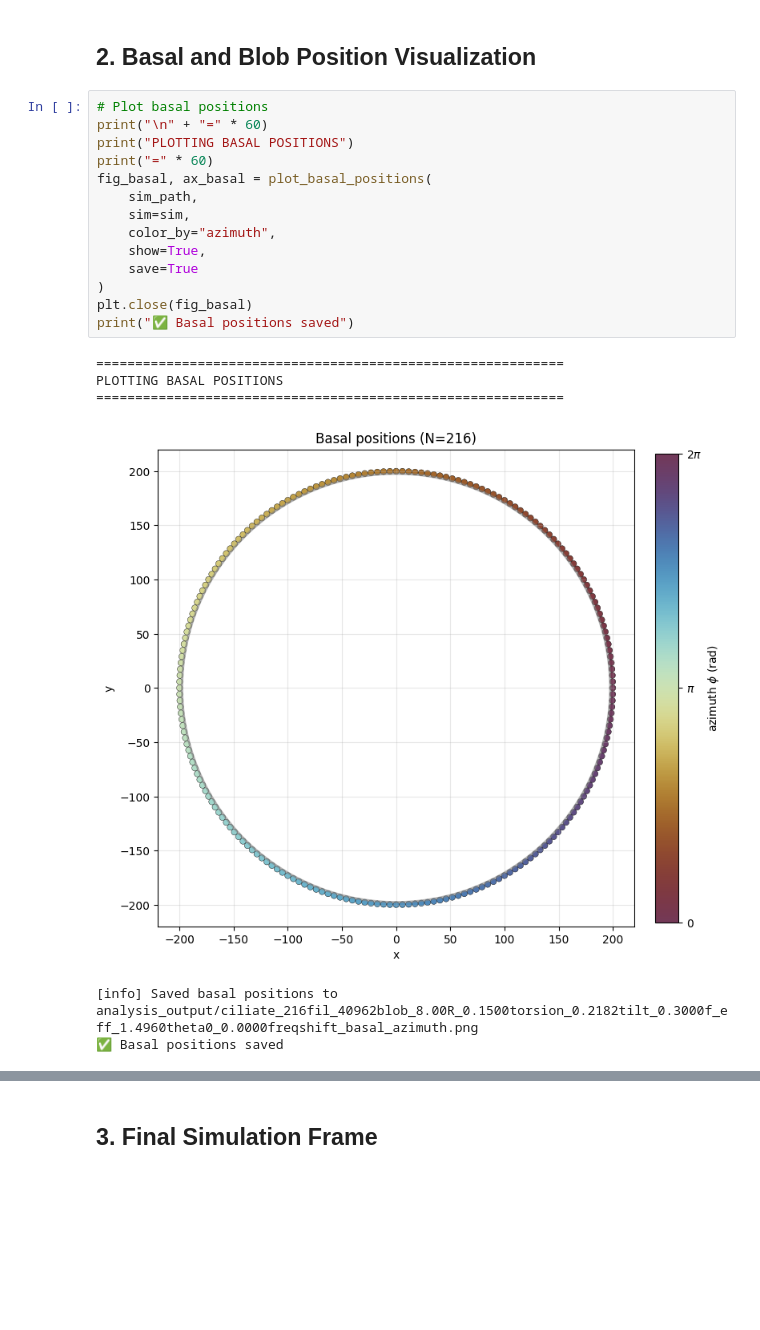
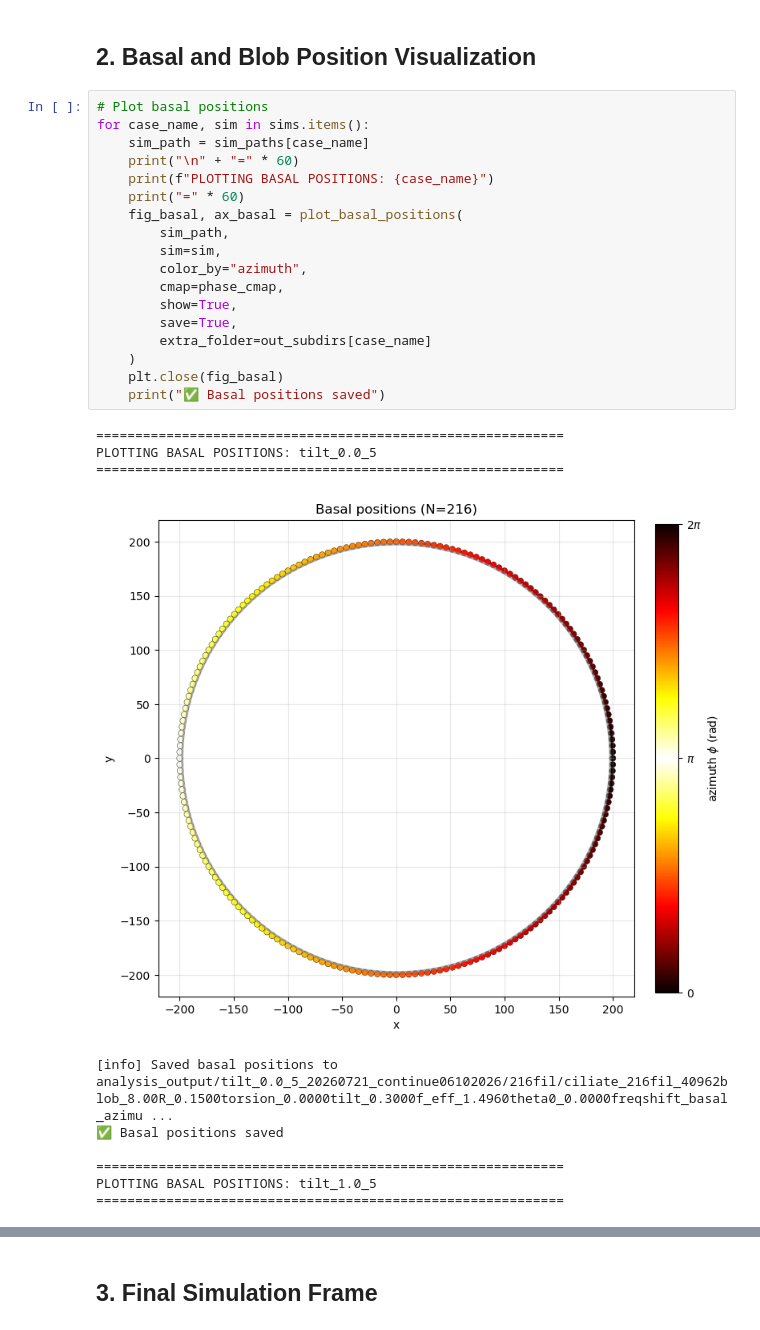
Before and after one commit to Biofluid-Dynamics-Group/cuda-filaments, a Jupyter notebook: analysis/single_sim_analysis.ipynb, the cells around one changed output, grey strips where cells are left out. Saved outputs shown, nothing was run; the diff lists cells and outputs as text; blank space fills up the shorter version.

```diff
--- a/analysis/single_sim_analysis.ipynb
+++ b/analysis/single_sim_analysis.ipynb
@@ -55,22 +127,30 @@ ValueError: cannot reshape array of size 1308960 into shape (101,108,20,3)
 ## 2. Basal and Blob Position Visualization
 # %%
 # Plot basal positions
-print("\n" + "=" * 60)
-print("PLOTTING BASAL POSITIONS")
-print("=" * 60)
-fig_basal, ax_basal = plot_basal_positions(
-    sim_path,
-    sim=sim,
-    color_by="azimuth",
-    show=True,
-    save=True
-)
-plt.close(fig_basal)
-print("✅ Basal positions saved")
+for case_name, sim in sims.items():
+    sim_path = sim_paths[case_name]
+    print("\n" + "=" * 60)
+    print(f"PLOTTING BASAL POSITIONS: {case_name}")
+    print("=" * 60)
+    fig_basal, ax_basal = plot_basal_positions(
+        sim_path,
+        sim=sim,
+        color_by="azimuth",
+        cmap=phase_cmap,
+        show=True,
+        save=True,
+        extra_folder=out_subdirs[case_name]
+    )
+    plt.close(fig_basal)
+    print("✅ Basal positions saved")
 # %% [output]
 ============================================================
-PLOTTING BASAL POSITIONS
+PLOTTING BASAL POSITIONS: tilt_0.0_5
 ============================================================
-[figure, old version]
+[figure, new version]
-[info] Saved basal positions to analysis_output/ciliate_216fil_40962blob_8.00R_0.1500torsion_0.2182tilt_0.3000f_eff_1.4960theta0_0.0000freqshift_basal_azimuth.png
+[info] Saved basal positions to analysis_output/tilt_0.0_5_20260721_continue06102026/216fil/ciliate_216fil_40962blob_8.00R_0.1500torsion_0.0000tilt_0.3000f_eff_1.4960theta0_0.0000freqshift_basal_azimu ...
 ✅ Basal positions saved
+
+============================================================
+PLOTTING BASAL POSITIONS: tilt_1.0_5
+============================================================
```
Also changed, not shown: parts of 9 cells of this notebook, 1 other file.
